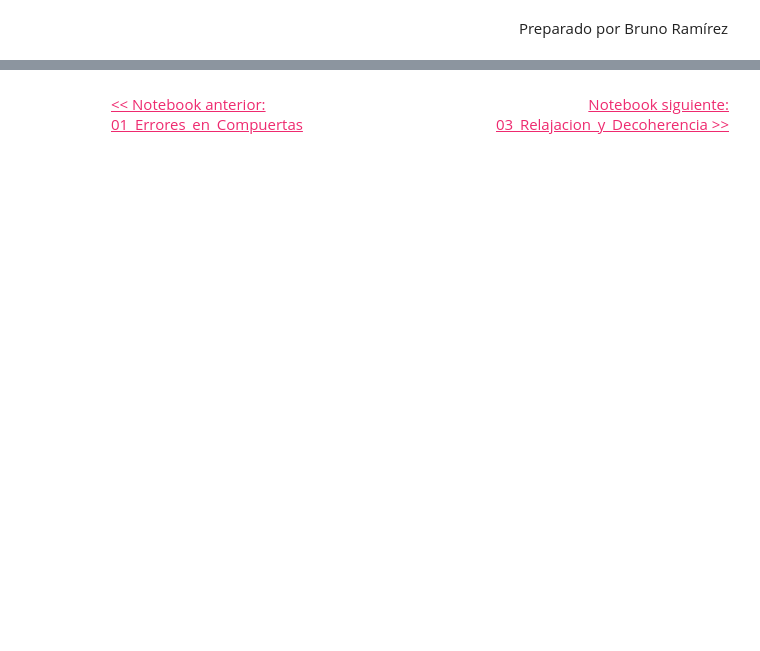
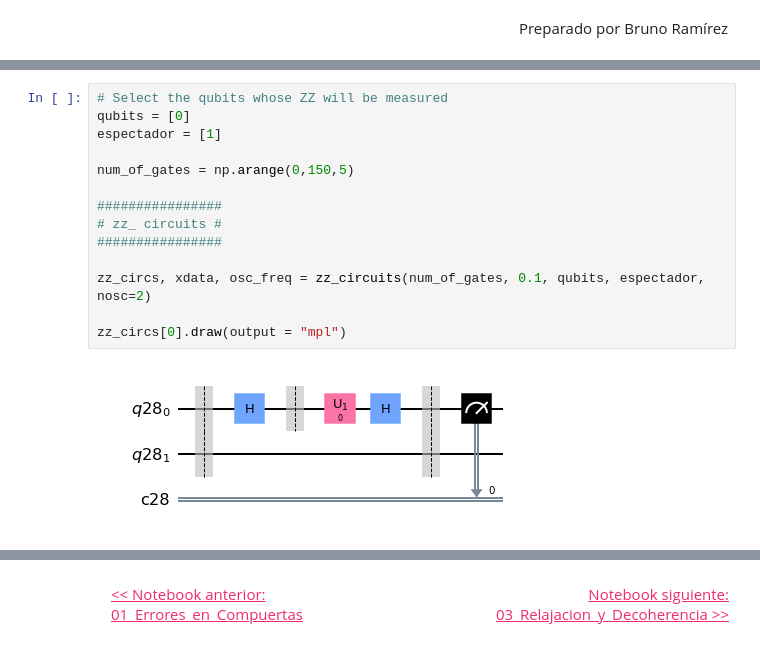
Before and after one commit to QMexico/taller-qiskit, a Jupyter notebook: 04_Qiskit_Ignis/02_Error_ZZ.ipynb, the cells around one changed output, grey strips where cells are left out. Cells and saved outputs as stored; diff of their text form; blank space fills up the shorter version.

```diff
--- a/04_Qiskit_Ignis/02_Error_ZZ.ipynb
+++ b/04_Qiskit_Ignis/02_Error_ZZ.ipynb
@@ -82,0 +143,16 @@ Bastará con determinar las frecuencias de oscilación de cada qubit. Para esto
+# %%
+# Select the qubits whose ZZ will be measured
+qubits = [0]
+espectador = [1]
+
+num_of_gates = np.arange(0,150,5)
+
+################
+# zz_ circuits #
+################
+
+zz_circs, xdata, osc_freq = zz_circuits(num_of_gates, 0.1, qubits, espectador, nosc=2)
+
+zz_circs[0].draw(output = "mpl")
+# %% [output]
+[figure, added]
```
Also changed, not shown: parts of 20 cells of this notebook, 2 other files.
